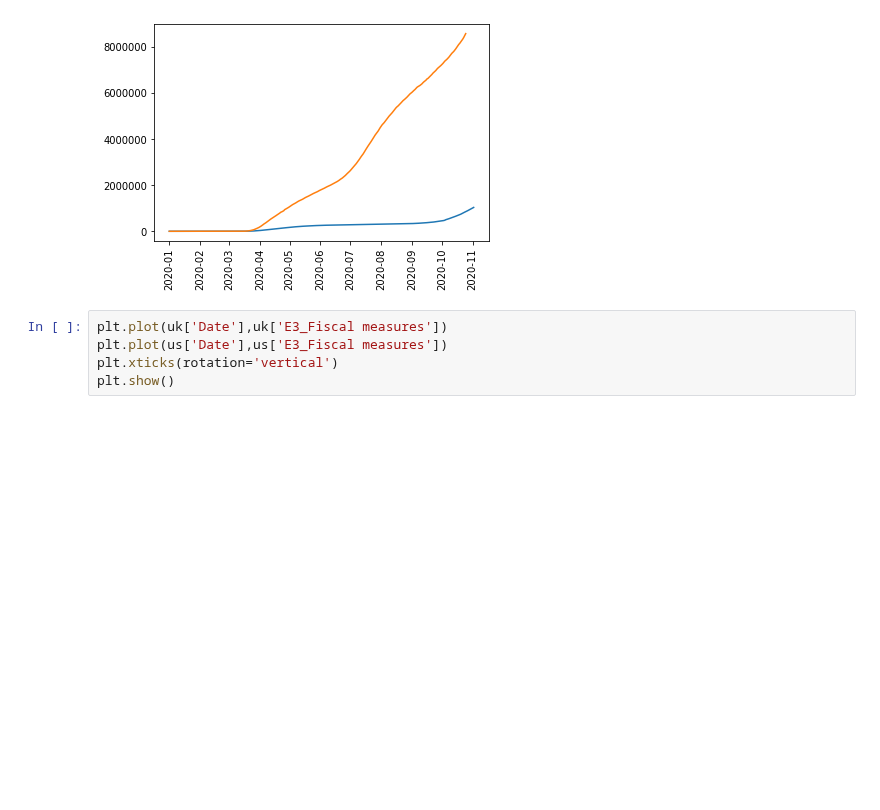
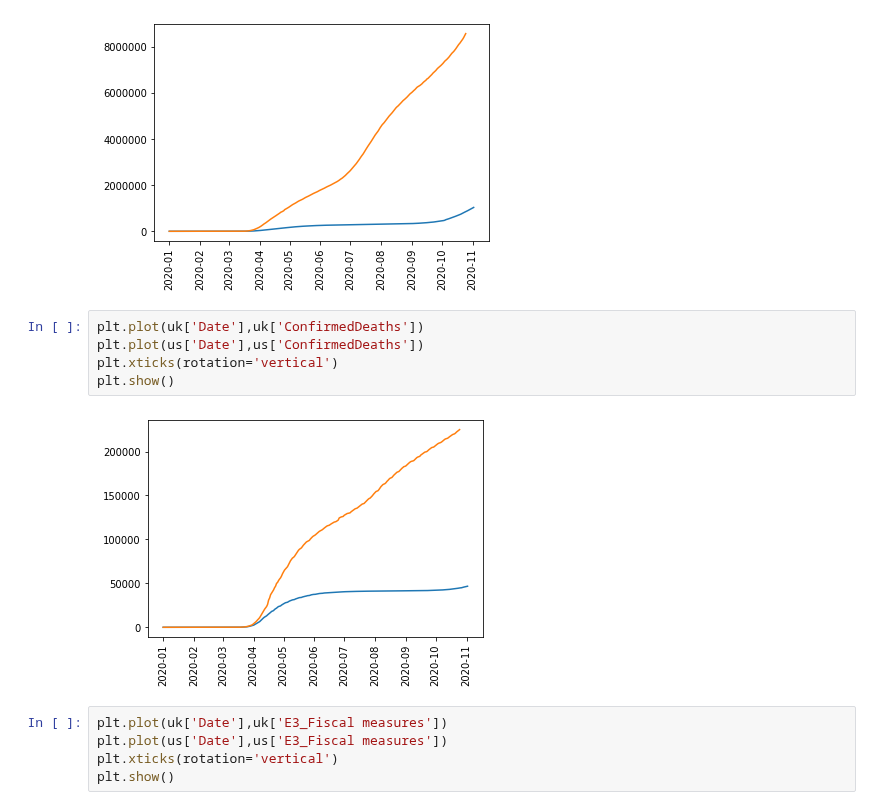
Before and after one commit to rejane-b/Project_1, a Jupyter notebook: Economics.ipynb, the cells around one changed output. Saved outputs shown, nothing was run; the diff lists cells and outputs as text; blank space fills up the shorter version.

```diff
--- a/Economics.ipynb
+++ b/Economics.ipynb
@@ -248,6 +209,13 @@ plt.xticks(rotation='vertical')
 plt.show()
 # %% [output]
 [figure]
+# %%
+plt.plot(uk['Date'],uk['ConfirmedDeaths'])
+plt.plot(us['Date'],us['ConfirmedDeaths'])
+plt.xticks(rotation='vertical')
+plt.show()
+# %% [output]
+[figure, added]
 # %%
 plt.plot(uk['Date'],uk['E3_Fiscal measures'])
 plt.plot(us['Date'],us['E3_Fiscal measures'])
```
Also changed, not shown: parts of 16 cells of this notebook.
